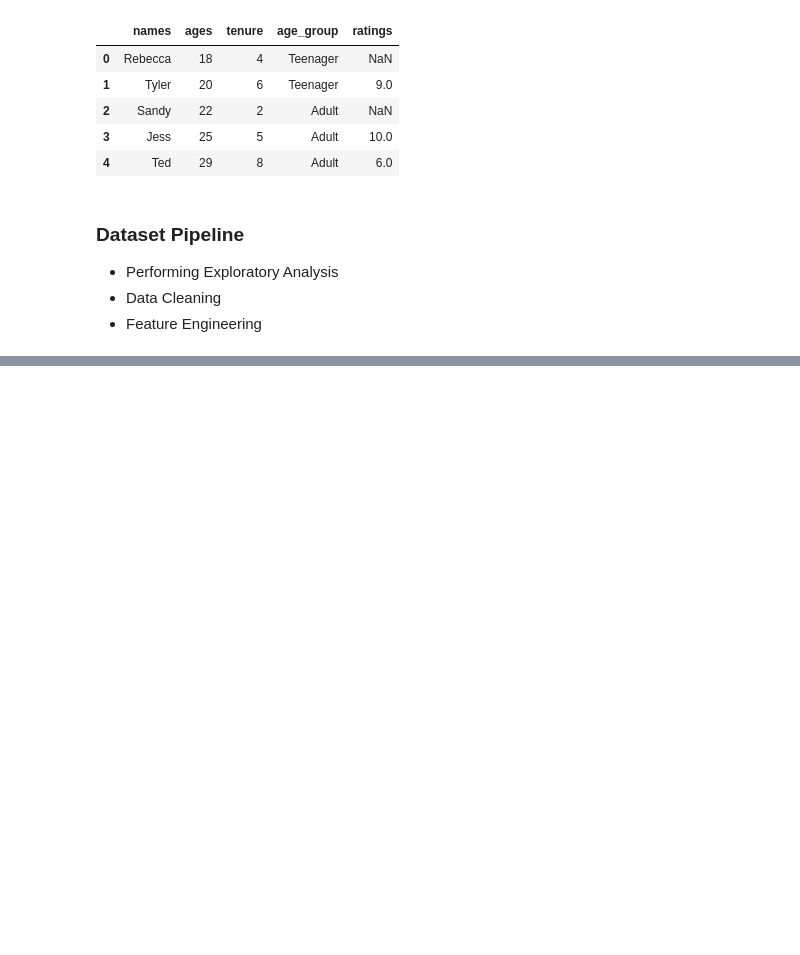
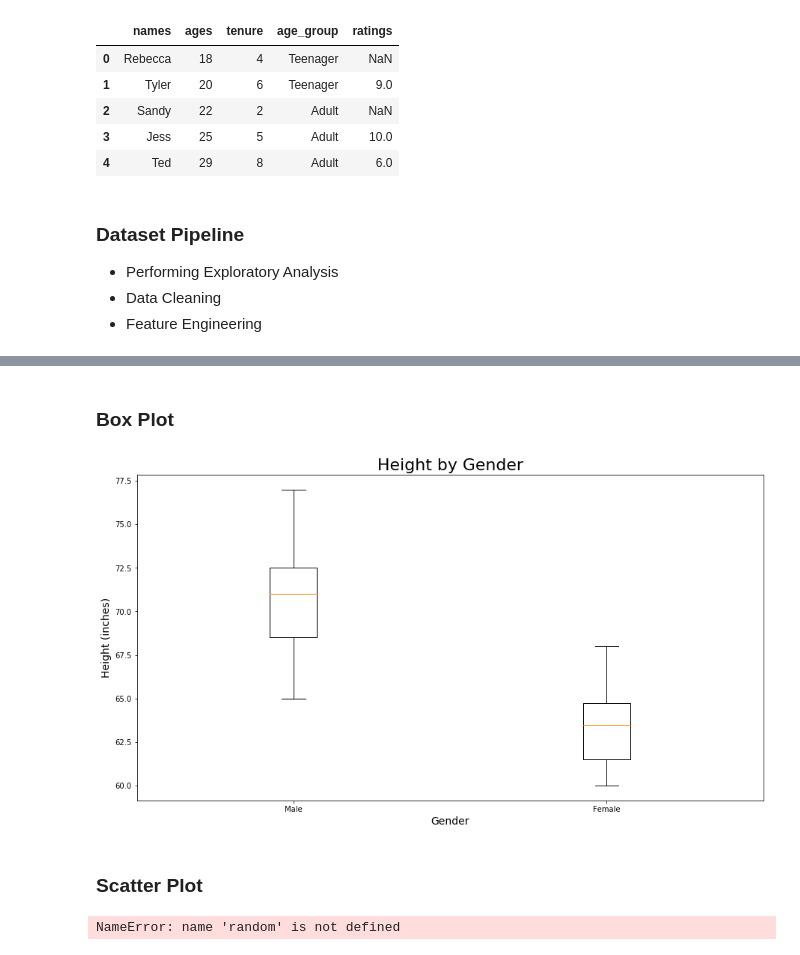
Before and after one commit to ajakaiye33/The-Ten-Weeks, a Jupyter notebook: ten_weeks_bootcamp/Week_10_Intro_Data_Science.ipynb, the cells around one changed output, grey strips where cells are left out. Saved outputs shown, nothing was run; the diff lists cells and outputs as text; code cells hidden in the pictures; blank space fills up the shorter version.

```diff
--- a/ten_weeks_bootcamp/Week_10_Intro_Data_Science.ipynb
+++ b/ten_weeks_bootcamp/Week_10_Intro_Data_Science.ipynb
@@ -421,0 +481,30 @@ all_ratings.head()
+# %% [markdown]
+### Box Plot
+# %%
+# creating a box plot - showing height data for male-female
+males, females = [72, 68, 65, 77, 73, 71, 69], [60, 65, 68, 61, 63, 64]
+heights = [males, females]
+plt.figure(figsize=(15,8)) # makes chart bigger
+plt.boxplot(heights)
+plt.xticks([1,2], ['Male', 'Female'])
+plt.title('Height by Gender', fontsize=22)
+plt.ylabel('Height (inches)', fontsize=14)
+plt.xlabel('Gender', fontsize=14)
+plt.show()
+# %% [output]
+[figure, added]
+# %% [markdown]
+### Scatter Plot
+# %%
+# creating a scatter plot to  represent height-weight distribution
+from random import randint
+random.seed(2)
+height = [randint(58,78)for x in range(20)]
+weight = [ randint(90, 250) for x in range(20)]
+plt.scatter(weight,height)
+plt.title('Height-weight Distribution')
+plt.xlabel('Weight(lbs)')
+plt.ylabel('Height(inches)')
+plt.show()
+# %% [output]
+NameError: name 'random' is not defined
```
Also changed, not shown: parts of 18 cells of this notebook.
